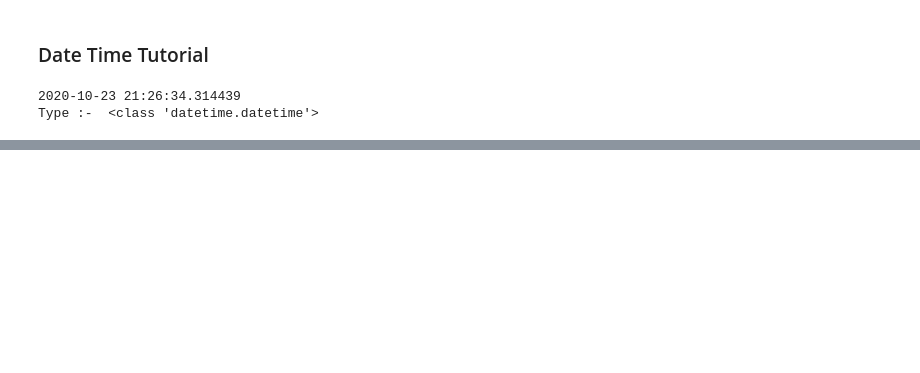
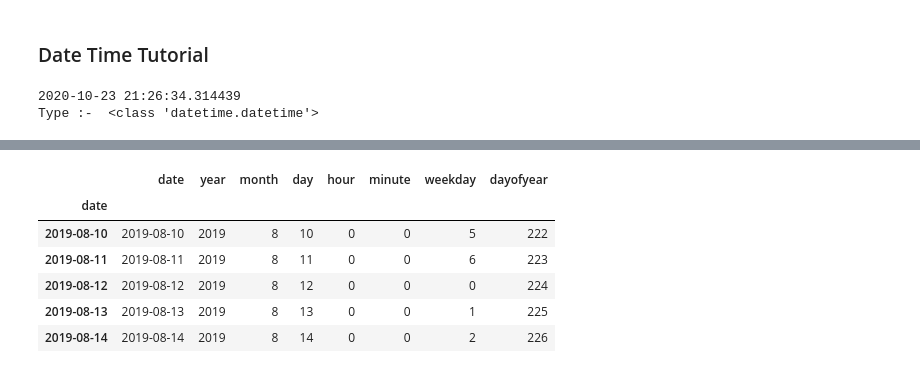
Before and after one commit to thimotyb/materials, a Jupyter notebook: datetime/datetime_tutorial.ipynb, the cells around one changed output, grey strips where cells are left out. Drawn from its saved outputs; the diff is of its cells as text; code cells hidden in the pictures; blank space fills up the shorter version.

```diff
--- a/datetime/datetime_tutorial.ipynb
+++ b/datetime/datetime_tutorial.ipynb
@@ -15,0 +350,9 @@ Type :-  <class 'datetime.datetime'>
+# %%
+import numpy as np
+# Create date series using numpy and to_timedelta() function
+date_series = date + pd.to_timedelta(np.arange(12), 'D')
+print(date_series)
+
+# Create date series using date_range() function
+date_series = pd.date_range('08/10/2019', periods = 12, freq ='D')
+print(date_series)
@@ -15,0 +368,5 @@ Type :-  <class 'datetime.datetime'>
+# %%
+# Create a DataFrame with one column date
+df = pd.DataFrame()
+df['date'] = date_series
+df.head()
@@ -15,0 +380,8 @@ Type :-  <class 'datetime.datetime'>
+# %%
+# Extract year, month, day, hour, and minute. Assign all these date component to new column.
+df['year'] = df['date'].dt.year
+df['month'] = df['date'].dt.month
+df['day'] = df['date'].dt.day
+df['hour'] = df['date'].dt.hour
+df['minute'] = df['date'].dt.minute
+df.head()
@@ -15,0 +395,5 @@ Type :-  <class 'datetime.datetime'>
+# %%
+# get Weekday and Day of Year. Assign all these date component to new column.
+df['weekday'] = df['date'].dt.weekday
+df['dayofyear'] = df['date'].dt.dayofyear
+df.head()
@@ -15,0 +407,12 @@ Type :-  <class 'datetime.datetime'>
+# %%
+# Assign date column to dataframe index
+df.index = df.date
+df.head()
+# %% [output]
+|  | date | year | month | day | hour | minute | weekday | dayofyear |
+| date |  |  |  |  |  |  |  |  |
+| 2019-08-10 | 2019-08-10 | 2019 | 8 | 10 | 0 | 0 | 5 | 222 |
+| 2019-08-11 | 2019-08-11 | 2019 | 8 | 11 | 0 | 0 | 6 | 223 |
+| 2019-08-12 | 2019-08-12 | 2019 | 8 | 12 | 0 | 0 | 0 | 224 |
+| 2019-08-13 | 2019-08-13 | 2019 | 8 | 13 | 0 | 0 | 1 | 225 |
+| 2019-08-14 | 2019-08-14 | 2019 | 8 | 14 | 0 | 0 | 2 | 226 |
```
Also changed, not shown: parts of 34 cells of this notebook.
